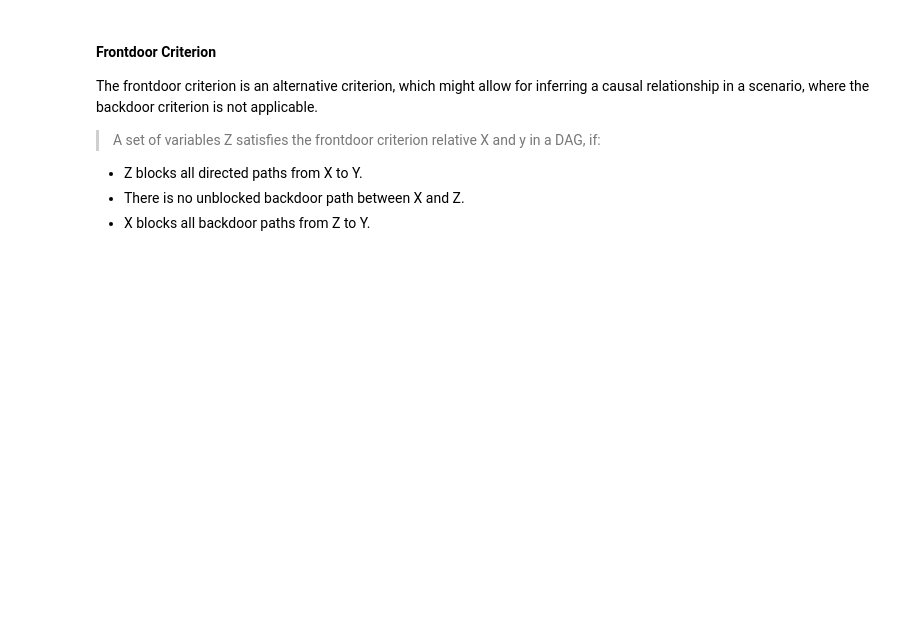
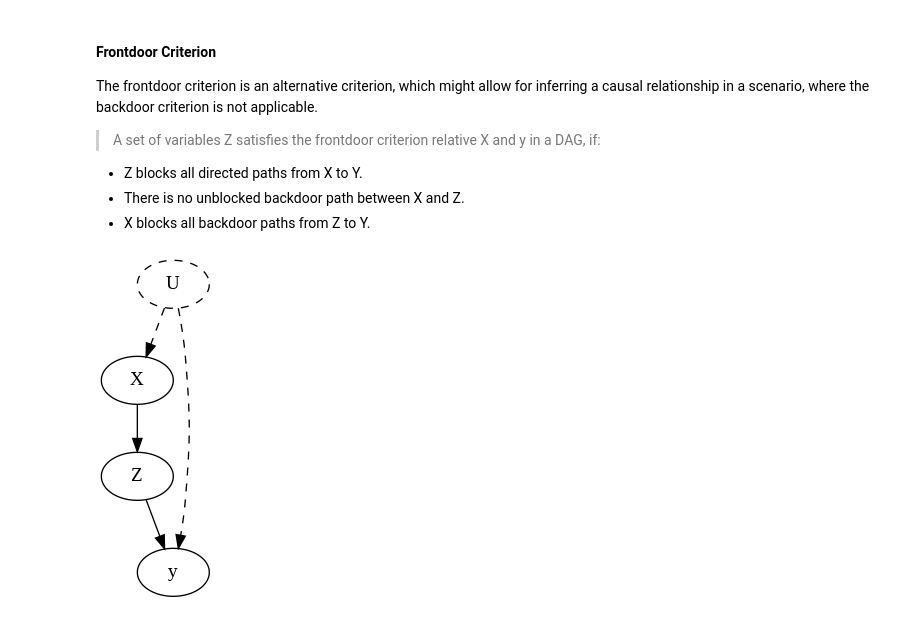
Before and after one commit to RoetGer/applied-causality-booklet, a Jupyter notebook: causality_basics.ipynb, the cells around one changed output. Cells and saved outputs as stored; diff of their text form; code cells hidden in the pictures; blank space fills up the shorter version.

Commit message:
Add example graph for frontdoor criterion.

```diff
--- a/causality_basics.ipynb
+++ b/causality_basics.ipynb
@@ -457,3 +457,17 @@ The frontdoor criterion is an alternative criterion, which might allow for infer
 - Z blocks all directed paths from X to Y.
 - There is no unblocked backdoor path between X and Z.
 - X blocks all backdoor paths from Z to Y.
+# %%
+dot = Digraph()
+
+dot.node('X')
+dot.node('Z')
+dot.node('U', style='dashed')
+dot.node('y')
+dot.edge('U', 'X', style='dashed')
+dot.edge('U', 'y', style='dashed')
+dot.edges(['XZ', 'Zy'])
+dot.render('XZy_relationship', view=True, format='png')
+Image('XZy_relationship.png')
+# %% [output]
+[figure, added]
```
